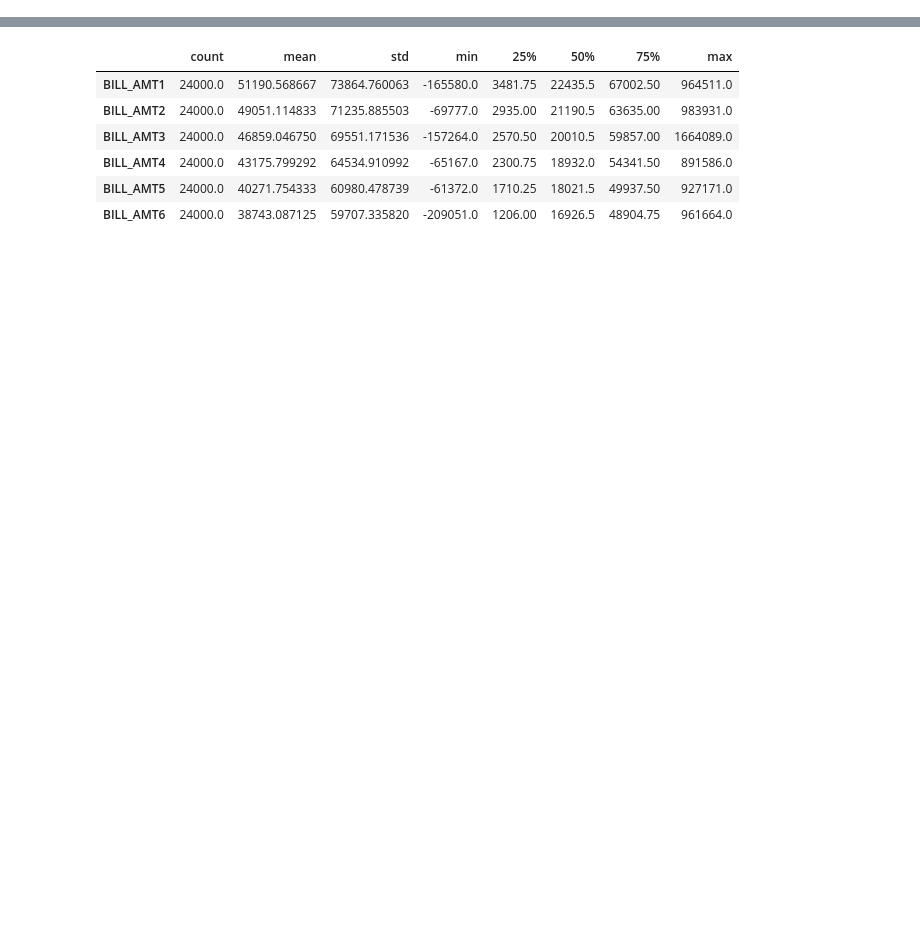
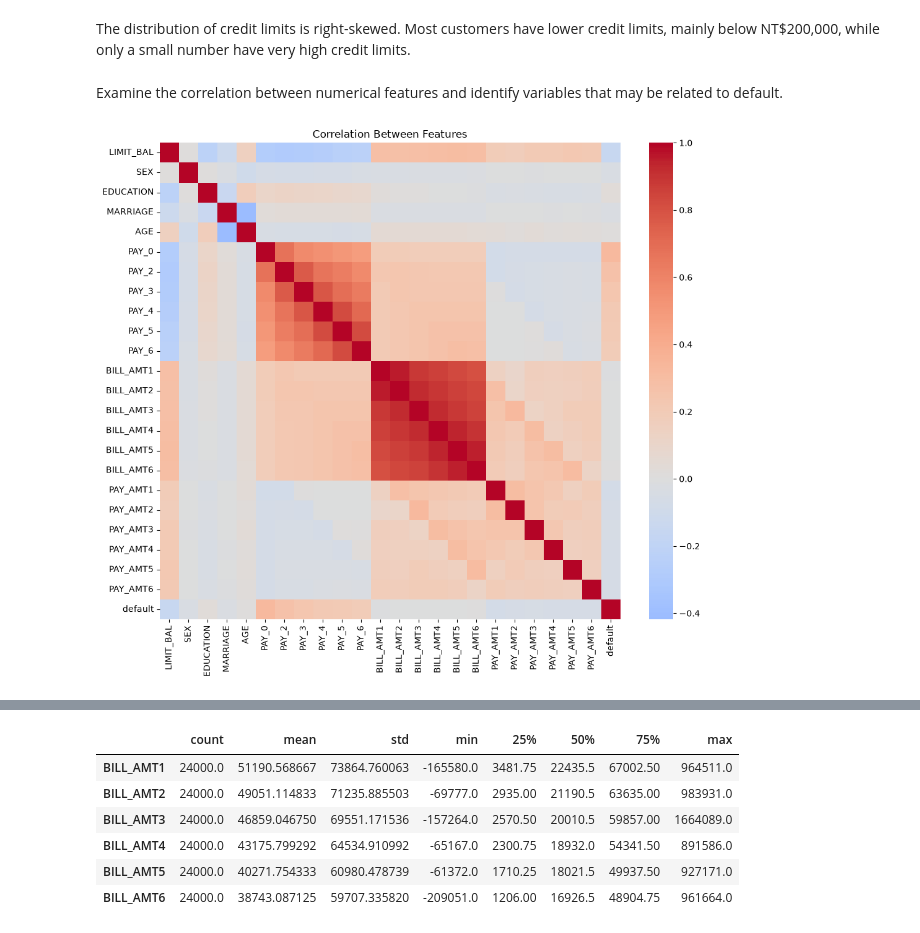
Before and after one commit to fishdynasty/inter-uni-FourCast, a Jupyter notebook: notebook/EDA.ipynb, the cells around one changed output, grey strips where cells are left out. Drawn from its saved outputs; the diff is of its cells as text; code cells hidden in the pictures; blank space fills up the shorter version.

```diff
--- a/notebook/EDA.ipynb
+++ b/notebook/EDA.ipynb
@@ -344,0 +50,19 @@ Repayment-status variables show a strong relationship with default risk. For exa
+# %% [markdown]
+The distribution of credit limits is right-skewed. Most customers have lower credit limits, mainly below NT$200,000, while only a small number have very high credit limits.
+# %% [markdown]
+Examine the correlation between numerical features and identify variables that may be related to default.
+# %%
+corr = train.drop(columns=["client_id"]).corr()
+
+plt.figure(figsize=(12, 10))
+
+sns.heatmap(
+    corr,
+    cmap="coolwarm",
+    center=0
+)
+
+plt.title("Correlation Between Features")
+plt.show()
+# %% [output]
+[figure, added]
```
Also changed, not shown: parts of 114 cells of this notebook, 2 other files.
